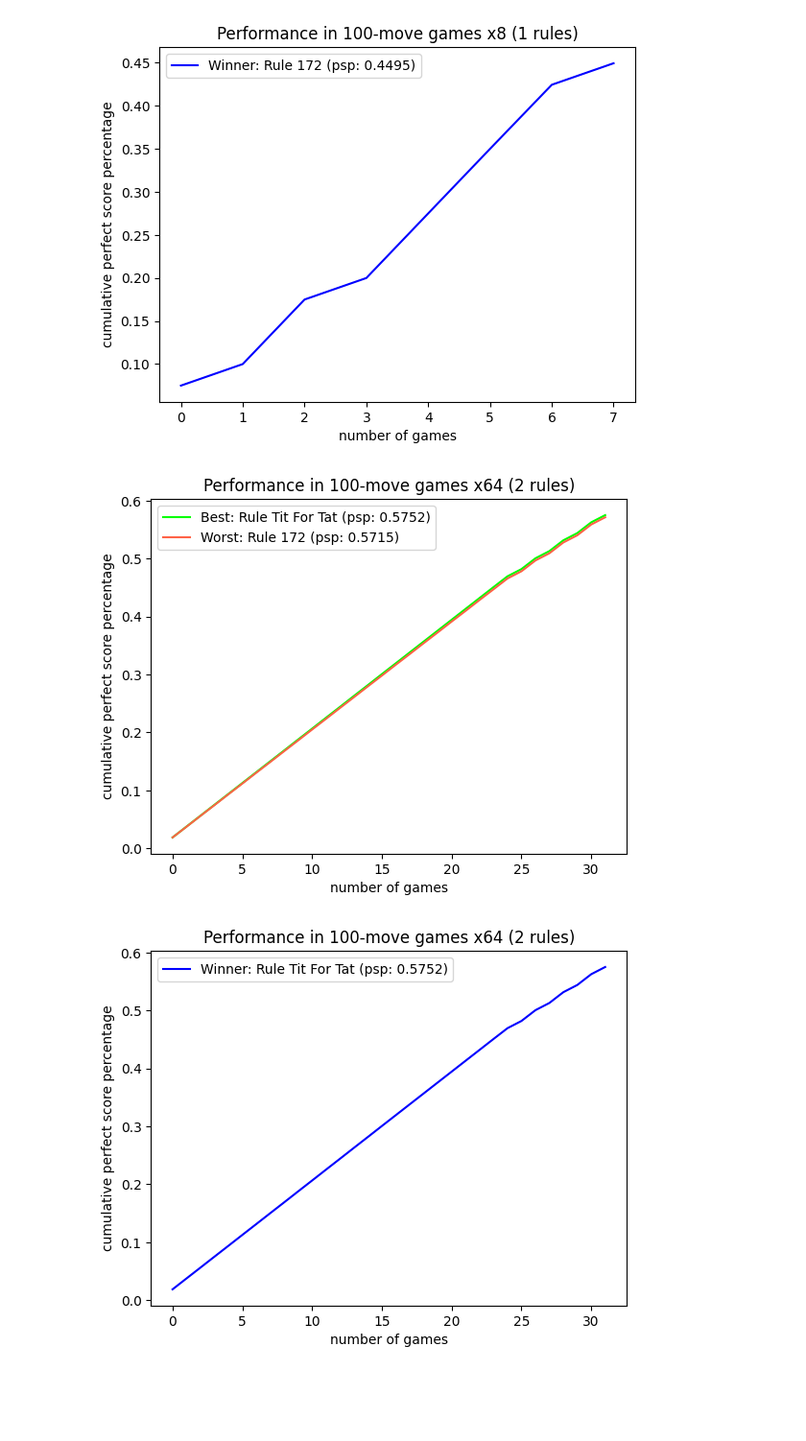
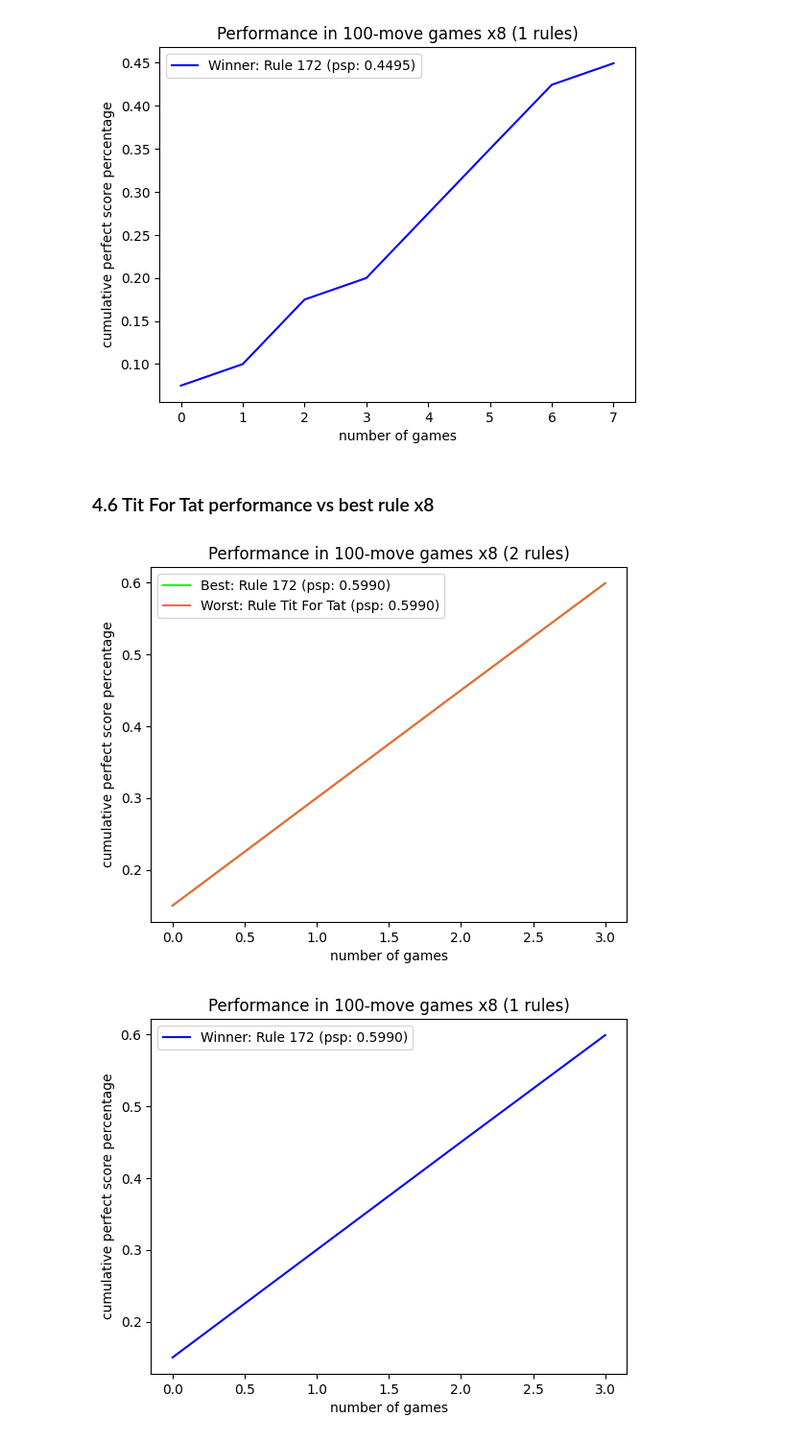
Before and after one commit to dafmontenegro/IAminirobotsUN, a Jupyter notebook: prisoners-dilemma-cellular-automata/prisoners-dilemma-cellular-automata.ipynb, the cells around one changed output. Shown at 96% size. Saved outputs shown, nothing was run; the diff lists cells and outputs as text; code cells hidden in the pictures; blank space fills up the shorter version.

Commit message:
prisoners-dilemma-cellular-automata project

```diff
--- a/Prisoners Dilemma With Cellular Automata/prisonersDilemmaCA.ipynb
+++ b/prisoners-dilemma-cellular-automata/prisoners-dilemma-cellular-automata.ipynb
@@ -90,19 +243,19 @@ class TitForTat(Rule):
 # %%
 class PrisonersDilemma:
 
-    def __init__(self, moves, binary_states="x64", rule_numbers=list(range(256))):
-        self.moves = moves
-        self.benchmark = {}
-        self.positions_table = []
+    def __init__(self, moves: int, binary_states: str = "x64", rule_numbers: List[int] = list(range(256))):
+        self.moves: int = moves
+        self.benchmark: Dict[int, Dict[str, Union[int, str]]] = {}
+        self.positions_table: List[Tuple[int, float]] = []
         self.set_rules(rule_numbers)
-        self.binary_states = binary_states
+        self.binary_states: str = binary_states
 
-    def set_rules(self, rule_numbers):
-        self.rules = {}
+    def set_rules(self, rule_numbers: List[int]) -> None:
+        self.rules: Dict[int, Rule] = {}
         for rule_number in rule_numbers:
             self.rules[rule_number] = Rule(rule_number)
 
-    def compete(self):
+    def compete(self) -> None:
         contenders = list(self.rules.keys())
         for rule in self.rules.values():
             for contender in contenders:
@@ -113,32 +266,34 @@ class PrisonersDilemma:
             contenders = contenders[1:]
         self.classify()
 
-    def classify(self):
+    def classify(self) -> None:
         perfect_scores_percentage = [(rule.number, rule.perfect_score_percentage()) for rule in self.rules.values()]
         self.positions_table = sorted(perfect_scores_percentage, key=lambda rule_tuple: rule_tuple[1], reverse=True)
 
-    def tit_for_tat(self, rule_number):
-        self.rules = {rule_number: Rule(rule_number), "Tit For Tat": TitForTat()}
+    def tit_for_tat(self, rule_number: int) -> None:
+        self.rules = {rule_number: Rule(
+            rule_number), "Tit For Tat": TitForTat()}
         if self.binary_states == "x64":
             self.rules["Tit For Tat"].gamex64(self.rules[rule_number], self.moves)
         elif self.binary_states == "x8":
             self.rules["Tit For Tat"].gamex8(self.rules[rule_number], self.moves)
         self.classify()
         self.show([self.best(), self.worst()])
+        del self.rules[self.worst()]
         self.show([self.best()], ["Winner: "], ["blue"])
 
-    def best(self):
+    def best(self) -> int:
         return self.positions_table[0][0]
 
-    def worst(self):
+    def worst(self) -> int:
         return self.positions_table[-1][0]
 
-    def remove_half(self):
-        half = int(len(self.positions_table)/2)
+    def remove_half(self) -> None:
+        half = int(len(self.positions_table) / 2)
         best_half = self.positions_table[:half]
         self.set_rules([rule_tuple[0] for rule_tuple in best_half])
 
-    def performance(self):
+    def performance(self) -> Dict[int, Dict[str, Union[int, str]]]:
         self.benchmark = {}
         classifications = int(math.log2(len(self.rules)))
         for i in range(classifications, -1, -1):
@@ -154,14 +309,14 @@ class PrisonersDilemma:
             self.remove_half()
         return self.benchmark
 
-    def show(self, rule_numbers, text=["Best: ", "Worst: "], colors=["lime", "tomato"]):
+    def show(self, rule_numbers: List[int], text: List[str] = ["Best: ", "Worst: "], colors: List[str] = ["lime", "tomato"]) -> None:
         for i, rule_number in enumerate(rule_numbers):
             len_rules = len(self.rules)
             psp = self.rules[rule_number].perfect_score_percentage()
             csp = self.rules[rule_number].cumulative_score_percentage()
             plt.plot(csp, label=f"{text[i]}Rule {rule_number} (psp: {psp:.4f})", color=colors[i])
             plt.title(f"Performance in {self.moves}-move games {self.binary_states} ({len_rules} rules)")
-            plt.xlabel(f"number of games")
+            plt.xlabel("number of games")
             plt.ylabel("cumulative perfect score percentage")
             plt.legend()
         plt.show()
@@ -198,8 +385,10 @@ performancex8 = prisoners_dilemmax8.performance()
 [figure]
 [figure]
 [figure]
+# %% [markdown]
+### 4.6 Tit For Tat performance vs best rule x8
 # %%
-prisoners_dilemmax64.tit_for_tat(performancex8[1]["best"])
+prisoners_dilemmax8.tit_for_tat(performancex8[1]["best"])
 # %% [output]
-[figure, old version]
+[figure, new version]
-[figure, old version]
+[figure, new version]
```
Also changed, not shown: parts of 27 cells of this notebook.
